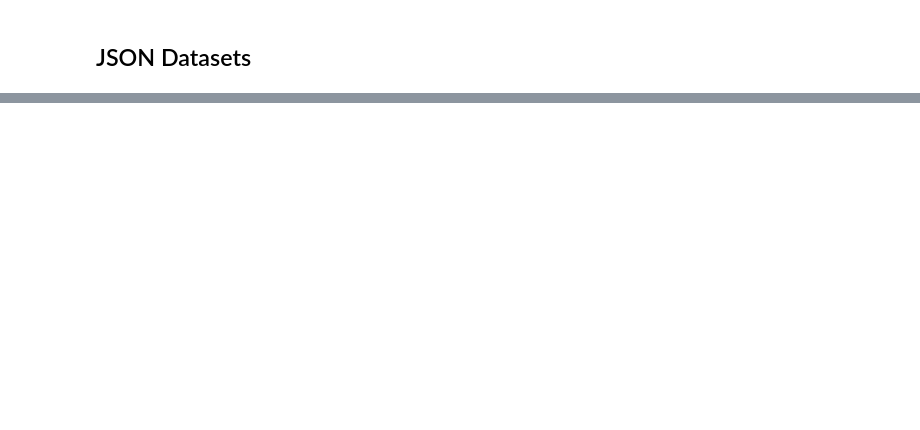
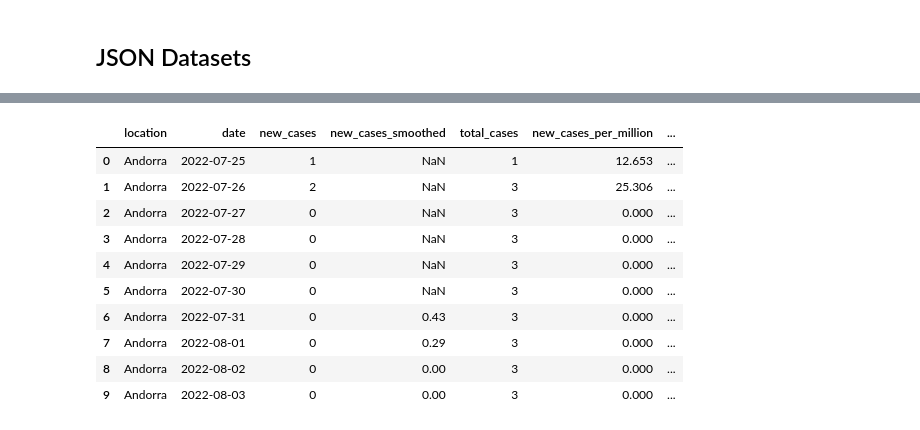
Before and after one commit to Helzheng123/datasci_1_loading, a Jupyter notebook: hha507_wk1_assignment.ipynb, the cells around one changed output, grey strips where cells are left out. Saved outputs shown, nothing was run; the diff lists cells and outputs as text; code cells hidden in the pictures; blank space fills up the shorter version.

```diff
--- a/hha507_wk1_assignment.ipynb
+++ b/hha507_wk1_assignment.ipynb
@@ -178,0 +195,15 @@ import requests
+# %%
+monkey_pox = pd.read_json('MonkeyBoxer.json')
+monkey_pox.head(10)
+# %% [output]
+|  | location | date | new_cases | new_cases_smoothed | total_cases | new_cases_per_million | ... |
+| 0 | Andorra | 2022-07-25 | 1 | NaN | 1 | 12.653 | ... |
+| 1 | Andorra | 2022-07-26 | 2 | NaN | 3 | 25.306 | ... |
+| 2 | Andorra | 2022-07-27 | 0 | NaN | 3 | 0.000 | ... |
+| 3 | Andorra | 2022-07-28 | 0 | NaN | 3 | 0.000 | ... |
+| 4 | Andorra | 2022-07-29 | 0 | NaN | 3 | 0.000 | ... |
+| 5 | Andorra | 2022-07-30 | 0 | NaN | 3 | 0.000 | ... |
+| 6 | Andorra | 2022-07-31 | 0 | 0.43 | 3 | 0.000 | ... |
+| 7 | Andorra | 2022-08-01 | 0 | 0.29 | 3 | 0.000 | ... |
+| 8 | Andorra | 2022-08-02 | 0 | 0.00 | 3 | 0.000 | ... |
+| 9 | Andorra | 2022-08-03 | 0 | 0.00 | 3 | 0.000 | ... |
```
Also changed, not shown: parts of 10 cells of this notebook.
